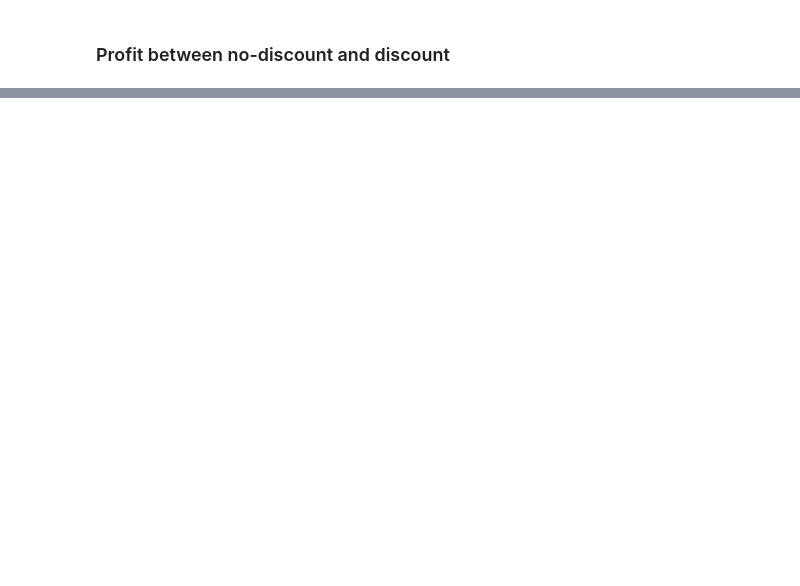
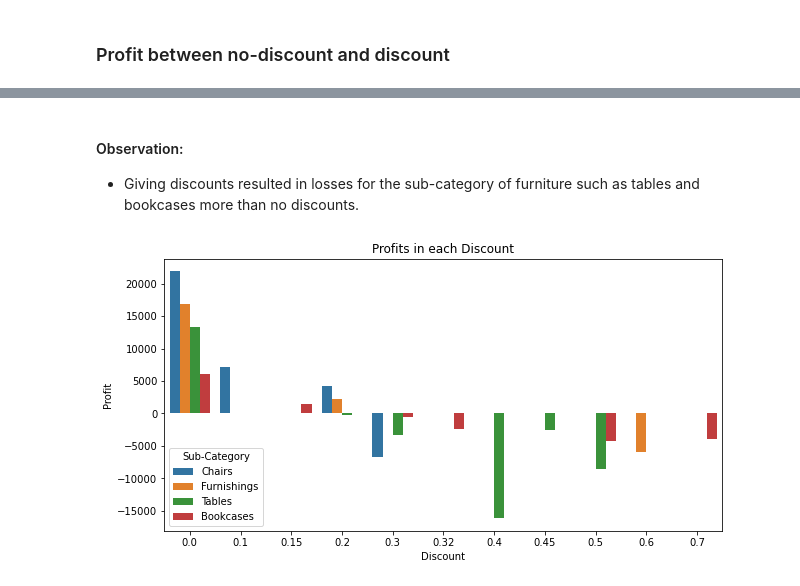
Before and after one commit to Ratchaneekorn06/PortfolioProject, a Jupyter notebook: Super Store Exploratory Data Analysis Project.ipynb, the cells around one changed output, grey strips where cells are left out. Saved outputs shown, nothing was run; the diff lists cells and outputs as text; code cells hidden in the pictures; blank space fills up the shorter version.

```diff
--- a/Super Store Exploratory Data Analysis Project.ipynb
+++ b/Super Store Exploratory Data Analysis Project.ipynb
@@ -279,0 +339,17 @@ plt.show()
+# %% [markdown]
+#### Observation:
+- Giving discounts resulted in losses for the sub-category of furniture such as tables and bookcases more than no discounts.
+# %%
+df_furniture = df_copy[df_copy['Category'] == 'Furniture']
+profits = df_furniture.groupby(['Discount', 'Sub-Category'])['Profit'].sum()
+profits
+
+df_profits = df_furniture.groupby(['Discount', 'Sub-Category'], as_index = False)['Profit'].sum().sort_values(
+    by = 'Profit', ascending = False)
+
+plt.subplots(figsize = (10,5))
+sns.barplot(data = df_profits, x = 'Discount', y = 'Profit', hue = 'Sub-Category')
+plt.title('Profits in each Discount')
+plt.show()
+# %% [output]
+[figure, added]
```
Also changed, not shown: parts of 10 cells of this notebook.
